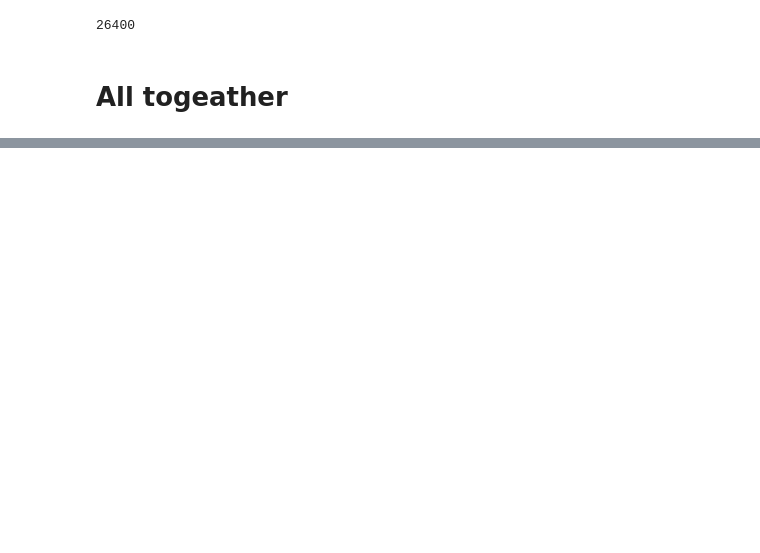
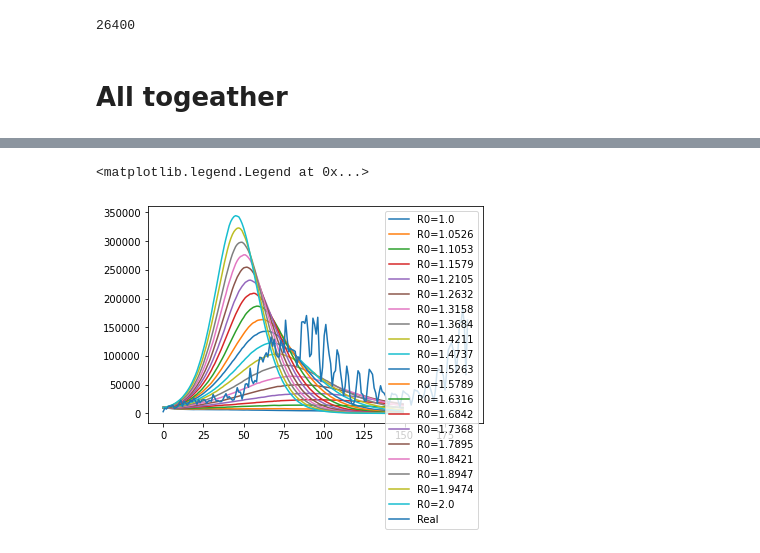
Before and after one commit to kolokcse/covid19-santiago, a Jupyter notebook: code/hun_codes/stats.ipynb, the cells around one changed output, grey strips where cells are left out. Drawn from its saved outputs; the diff is of its cells as text; code cells hidden in the pictures; blank space fills up the shorter version.

```diff
--- a/code/hun_codes/stats.ipynb
+++ b/code/hun_codes/stats.ipynb
@@ -368,0 +424,8 @@ def get_inf_curve(filename):
+# %%
+for val,file in sims:
+    plt.plot(get_inf_curve(file), label=f"R0={val}")
+plt.plot(real_data["I"]*25, label="Real")
+plt.legend()
+# %% [output]
+<matplotlib.legend.Legend at 0x...>
+[figure, added]
```
Also changed, not shown: parts of 18 cells of this notebook, 4 other files.
